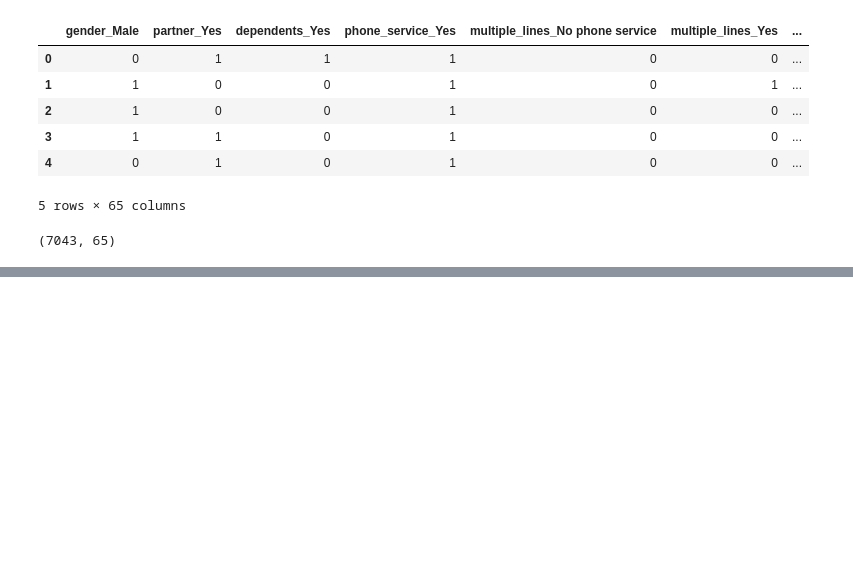
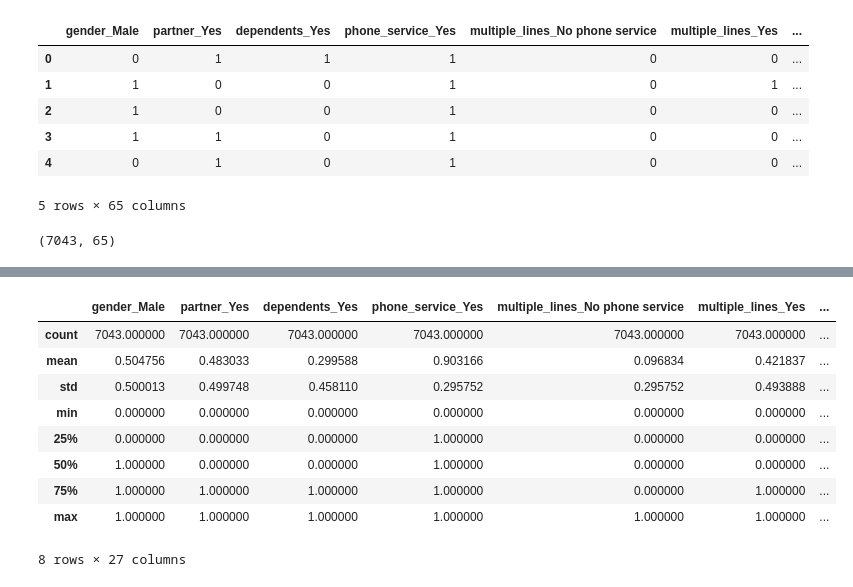
Before and after one commit to mindyshiben/classification-exercises, a Jupyter notebook: classification_exercises.ipynb, the cells around one changed output, grey strips where cells are left out. Drawn from its saved outputs; the diff is of its cells as text; code cells hidden in the pictures; blank space fills up the shorter version.

```diff
--- a/classification_exercises.ipynb
+++ b/classification_exercises.ipynb
@@ -609,0 +654,13 @@ def prep_telco(df):
+# %%
+df.describe()
+# %% [output]
+|  | gender_Male | partner_Yes | dependents_Yes | phone_service_Yes | multiple_lines_No phone service | multiple_lines_Yes | ... |
+| count | 7043.000000 | 7043.000000 | 7043.000000 | 7043.000000 | 7043.000000 | 7043.000000 | ... |
+| mean | 0.504756 | 0.483033 | 0.299588 | 0.903166 | 0.096834 | 0.421837 | ... |
+| std | 0.500013 | 0.499748 | 0.458110 | 0.295752 | 0.295752 | 0.493888 | ... |
+| min | 0.000000 | 0.000000 | 0.000000 | 0.000000 | 0.000000 | 0.000000 | ... |
+| 25% | 0.000000 | 0.000000 | 0.000000 | 1.000000 | 0.000000 | 0.000000 | ... |
+| 50% | 1.000000 | 0.000000 | 0.000000 | 1.000000 | 0.000000 | 0.000000 | ... |
+| 75% | 1.000000 | 1.000000 | 1.000000 | 1.000000 | 0.000000 | 1.000000 | ... |
+| max | 1.000000 | 1.000000 | 1.000000 | 1.000000 | 1.000000 | 1.000000 | ... |
+8 rows × 27 columns
```
Also changed, not shown: parts of 32 cells of this notebook.
